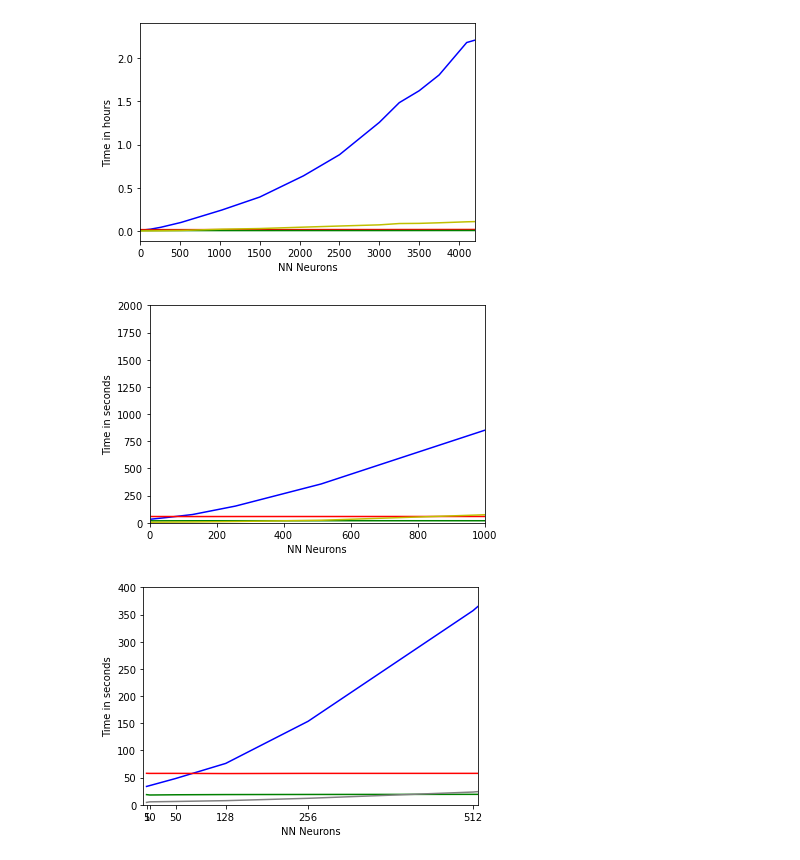
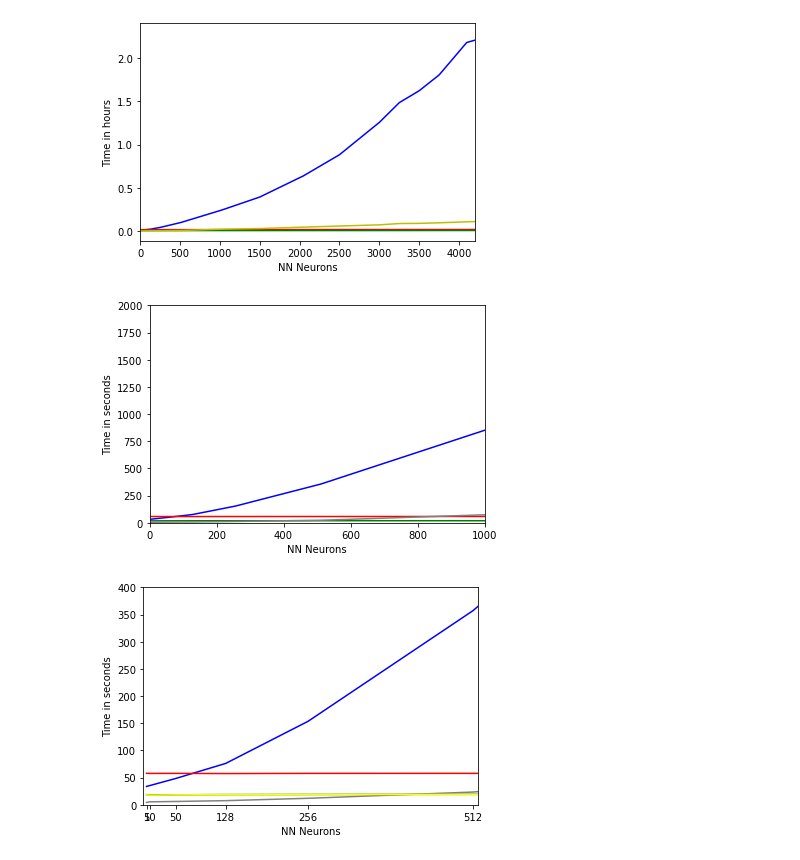
Before and after one commit to toelt-llc/TOELT-tfrabbit, a Jupyter notebook: code/notebooks/plot_results.ipynb, the cells around one changed output. Drawn from its saved outputs; the diff is of its cells as text; code cells hidden in the pictures.

```diff
--- a/code/notebooks/plot_results.ipynb
+++ b/code/notebooks/plot_results.ipynb
@@ -2,16 +2,19 @@
 import matplotlib.pyplot as plt
 import pandas as pd
 # %%
-rpidf = pd.read_csv('../saved_results/pi2.csv')
-frododf_1= pd.read_csv('../saved_results/frodo2.csv')  #1 GPU
-frododf_3 = pd.read_csv('../saved_results/frodo3.csv') #2 GPU
-mac_df = pd.read_csv('../saved_results/mac2.csv')
+rpidf = pd.read_csv('../saved_results/pi/pi2.csv')
+frododf_1= pd.read_csv('../saved_results/frodo/frodo2.csv')  #1 GPU
+frododf_3 = pd.read_csv('../saved_results/frodo/frodo3.csv') #2 GPU
+mac_df = pd.read_csv('../saved_results/mac/mac2.csv')
+
+frodo_avg = pd.read_csv('../saved_results/frodo/f_averages.csv')
 # %%
 neurons = []
 pi_times = []
 frodo_times_1 = []
 frodo_times_3 = []
 mac_times = []
+frod_times_avg = []
 
 for i in rpidf.values.tolist():
     neurons.append(i[0])
@@ -22,6 +25,8 @@ for i in frododf_3.values.tolist():
         frodo_times_3.append(i[1])
 for i in mac_df.values.tolist():
         mac_times.append(i[1])
+for i in frodo_avg.values.tolist():
+        frod_times_avg.append(i[2])
 # %%
 plt.xlim(0,4200)
 plt.xlabel('NN Neurons')
@@ -60,21 +66,22 @@ plt.ylabel('Time in seconds')
 plt.plot(neurons, pi_times, 'b')
 plt.plot(neurons, frodo_times_1, 'r')
 plt.plot(neurons, frodo_times_3, 'g')
-plt.plot(neurons, mac_times, 'y', label='Mac')
+plt.plot(neurons, mac_times, 'gray', label='Mac')
 plt.show()
 # %% [output]
-[figure, old version]
+[figure, new version]
 # %%
 plt.xticks(neurons)
 plt.xlim(0,520)
 plt.ylim(0,400)
 plt.xlabel('NN Neurons')
 plt.ylabel('Time in seconds')
 
-plt.plot(neurons, pi_times, 'b')
-plt.plot(neurons, frodo_times_1, 'r')
-plt.plot(neurons, frodo_times_3, 'g')
+plt.plot(neurons, pi_times, 'b', label='RaspPi')
+plt.plot(neurons, frodo_times_1, 'r', label='1 GPU')
+plt.plot(neurons, frodo_times_3, 'g', label='3 GPU')
 plt.plot(neurons, mac_times, 'gray', label='Mac')
+plt.plot(neurons, frod_times_avg, 'yellow' ,label='average')
 plt.show()
 # %% [output]
-[figure, old version]
+[figure, new version]
```
Also changed, not shown: parts of 3 cells of this notebook, 5 other files.
